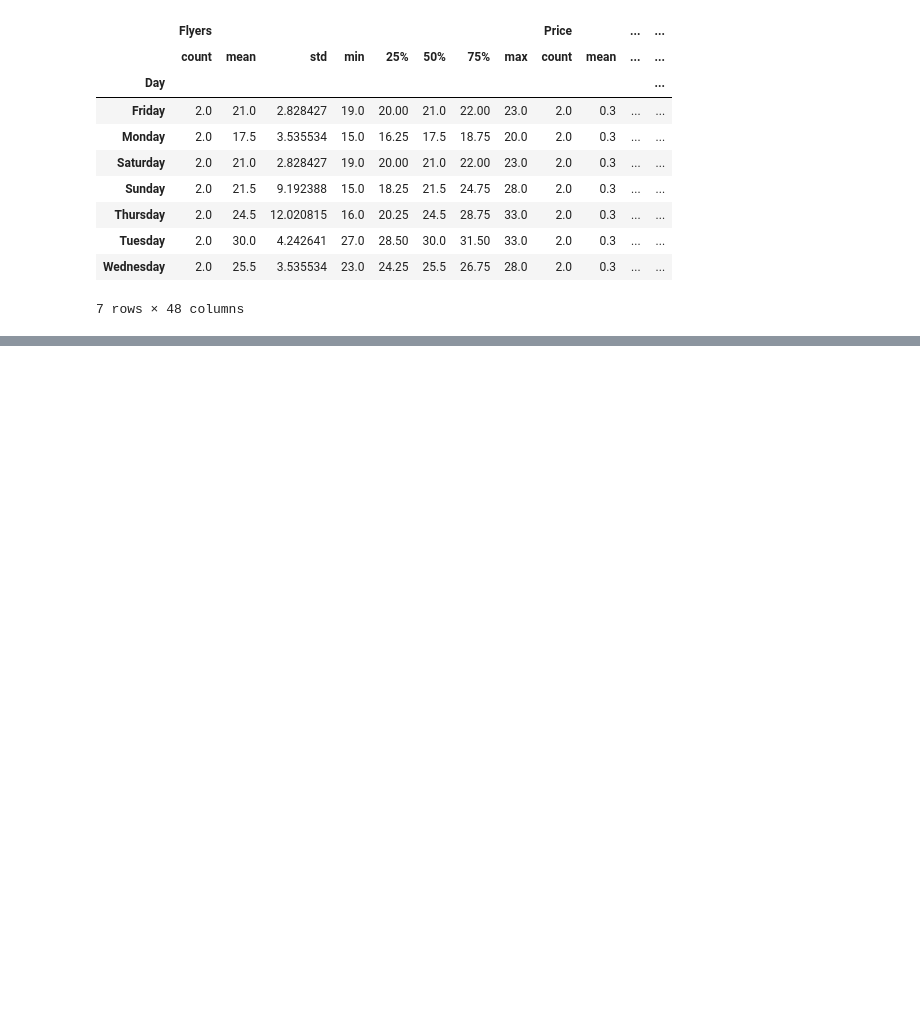
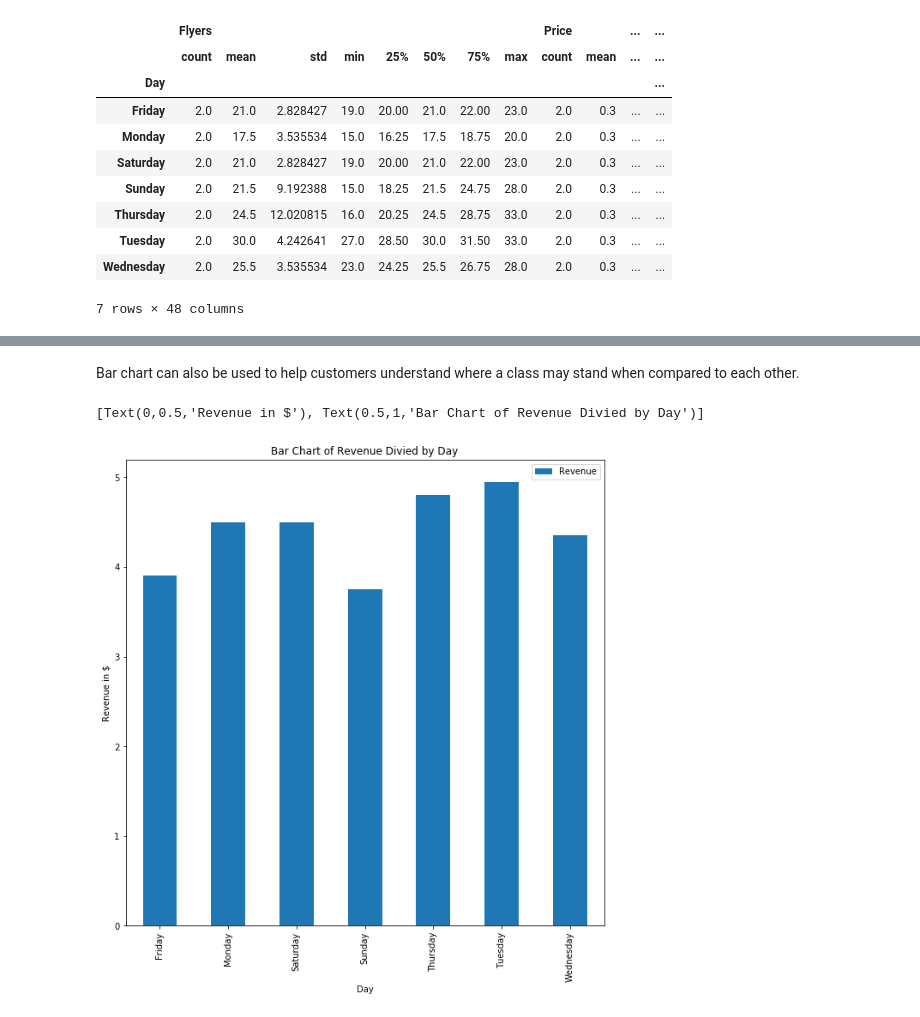
Before and after one commit to Thescuba/data-science, a Jupyter notebook: Data-Analysis-Fundamentals.ipynb, the cells around one changed output, grey strips where cells are left out. Saved outputs shown, nothing was run; the diff lists cells and outputs as text; code cells hidden in the pictures; blank space fills up the shorter version.

```diff
--- a/Data-Analysis-Fundamentals.ipynb
+++ b/Data-Analysis-Fundamentals.ipynb
@@ -80,0 +131,8 @@ df_2_week.groupby('Day').describe()
+# %% [markdown]
+Bar chart can also be used to help customers understand where a class may stand when compared to each other.
+# %%
+ax2 = df_2_week.loc[:,['Day', 'Revenue']].groupby('Day').mean().plot(kind = 'bar', figsize=(10, 10))
+ax2.set(title='Bar Chart of Revenue Divied by Day', ylabel= 'Revenue in $')
+# %% [output]
+[Text(0,0.5,'Revenue in $'), Text(0.5,1,'Bar Chart of Revenue Divied by Day')]
+[figure, added]
```
Also changed, not shown: parts of 13 cells of this notebook, 1 other file.
